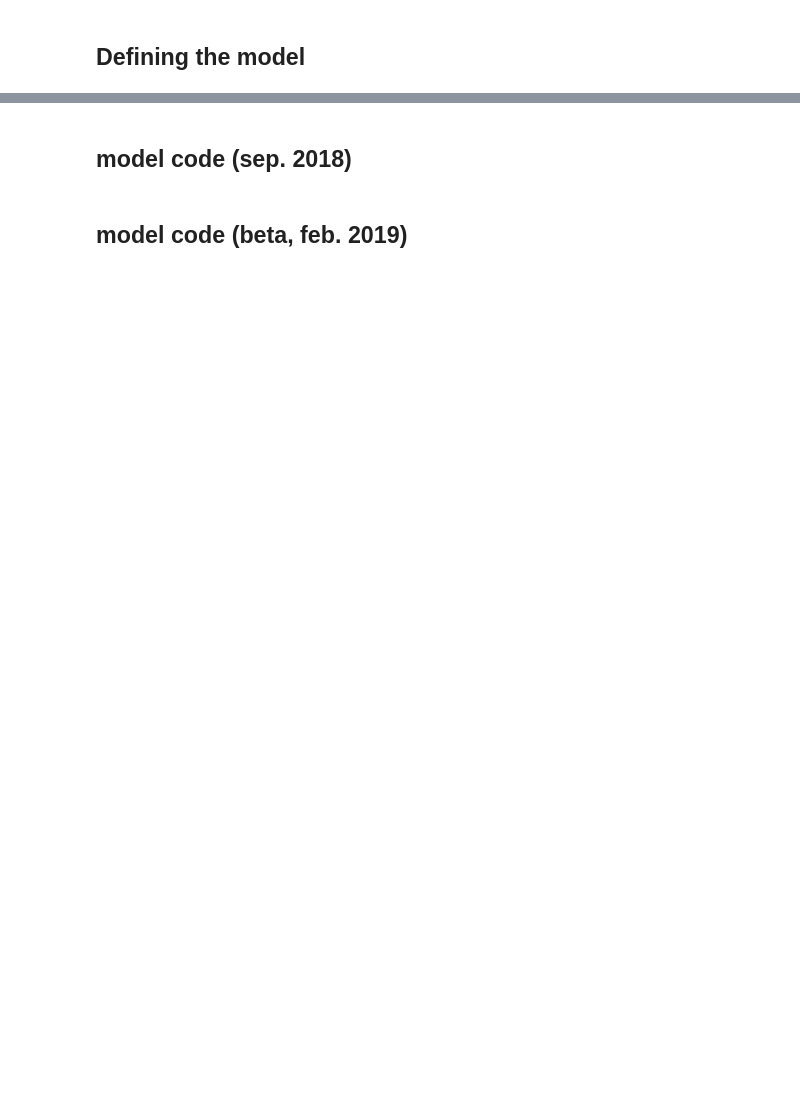
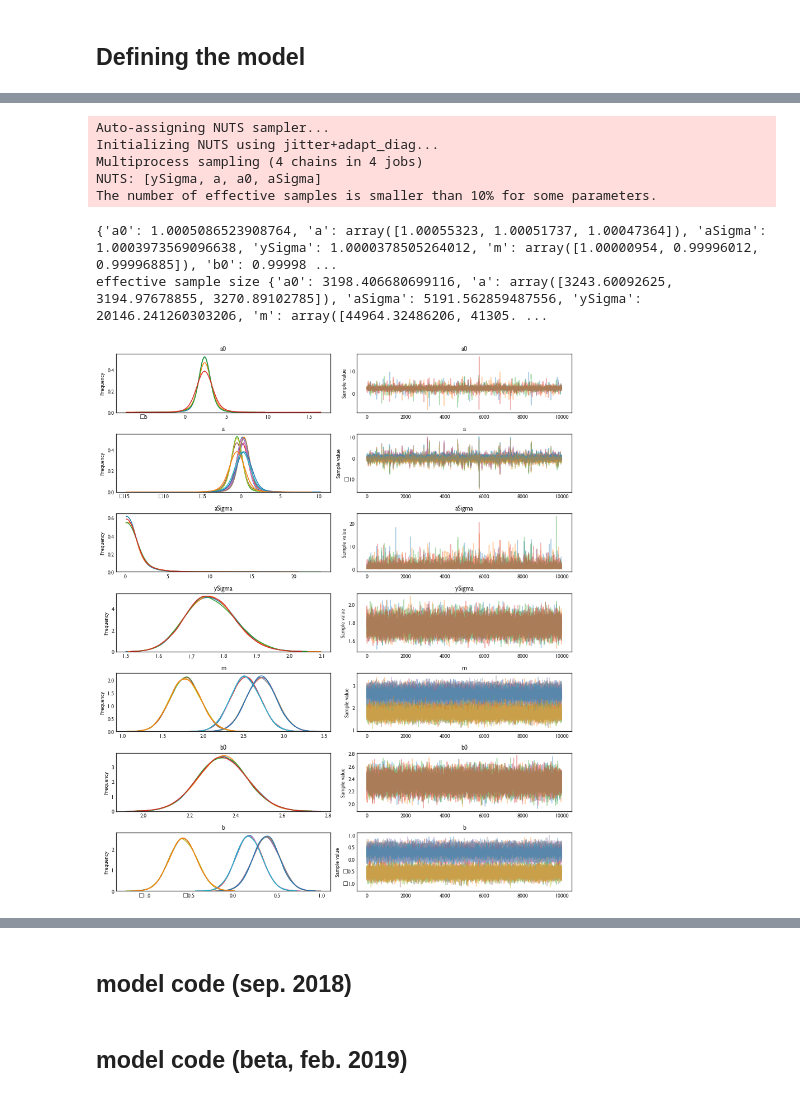
Before and after one commit to CrowdDynamicsLab/ComicPersuasion, a Jupyter notebook: Paper Draft/CHI2019-comic/hari-code/new experiments, feb. 2019 (updated analysis).ipynb, the cells around one changed output, grey strips where cells are left out. Saved outputs shown, nothing was run; the diff lists cells and outputs as text; code cells hidden in the pictures; blank space fills up the shorter version.

```diff
--- a/Paper Draft/CHI2019-comic/hari-code/new experiments, feb. 2019 (updated analysis).ipynb
+++ b/Paper Draft/CHI2019-comic/hari-code/new experiments, feb. 2019 (updated analysis).ipynb
@@ -171,0 +164,4 @@ We have two different groups, who are randomly assigned to the control and treat
+# %%
+# Count the number of records per nominal group
+df['condition'] = df['condition'].astype('category')
+df.condition.value_counts()
@@ -171,0 +173,26 @@ We have two different groups, who are randomly assigned to the control and treat
+# %%
+x = df.condition.cat.codes.values
+y = df.response
+
+yMean = y.mean()
+ySD = y.std()
+
+NxLvl = len(df.condition.cat.categories) # number of groups
+agammaShRa = gammaShRaFromModeSD(ySD/2, 2*ySD)
+
+# this model assumes normality
+with pm.Model() as model1:
+
+    aSigma = pm.Gamma('aSigma', agammaShRa[0], agammaShRa[1])
+    a0 = pm.Normal('a0', yMean, tau=1/(ySD*5)**2)
+    a = pm.Normal('a', 0.0, tau=1/aSigma**2, shape=NxLvl)
+
+    ySigma = pm.Uniform('ySigma', ySD/100, ySD*10)
+    y = pm.Normal('y', a0 + a[x], tau=1/ySigma**2, observed=y)
+
+    # Convert a0,a to sum-to-zero b0,b
+    m = pm.Deterministic('m', a0 + a)
+    b0 = pm.Deterministic('b0', tt.mean(m))
+    b = pm.Deterministic('b', m - b0)
+
+pm.model_to_graphviz(model1)
@@ -171,0 +201,19 @@ We have two different groups, who are randomly assigned to the control and treat
+# %%
+with model1:
+    trace1 = pm.sample(10000,nuts_kwargs={'target_accept': 0.95})
+# %% [output]
+Auto-assigning NUTS sampler...
+Initializing NUTS using jitter+adapt_diag...
+Multiprocess sampling (4 chains in 4 jobs)
+NUTS: [ySigma, a, a0, aSigma]
+The number of effective samples is smaller than 10% for some parameters.
+# %%
+print(pm.diagnostics.gelman_rubin(trace1))
+print("effective sample size", pm.diagnostics.effective_n(trace1))
+# %% [output]
+{'a0': 1.0005086523908764, 'a': array([1.00055323, 1.00051737, 1.00047364]), 'aSigma': 1.0003973569096638, 'ySigma': 1.0000378505264012, 'm': array([1.00000954, 0.99996012, 0.99996885]), 'b0': 0.99998 ...
+effective sample size {'a0': 3198.406680699116, 'a': array([3243.60092625, 3194.97678855, 3270.89102785]), 'aSigma': 5191.562859487556, 'ySigma': 20146.241260303206, 'm': array([44964.32486206, 41305. ...
+# %%
+pm.traceplot(trace1);
+# %% [output]
+[figure, added]
```
Also changed, not shown: parts of 41 cells of this notebook, 8 other files.
